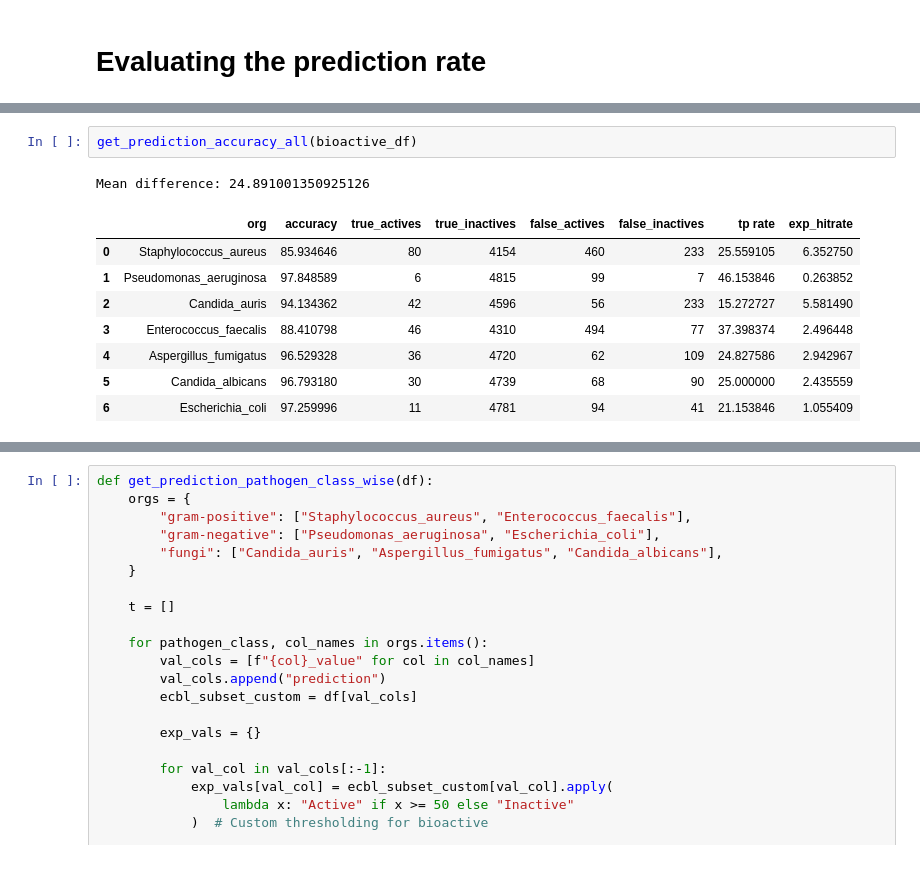
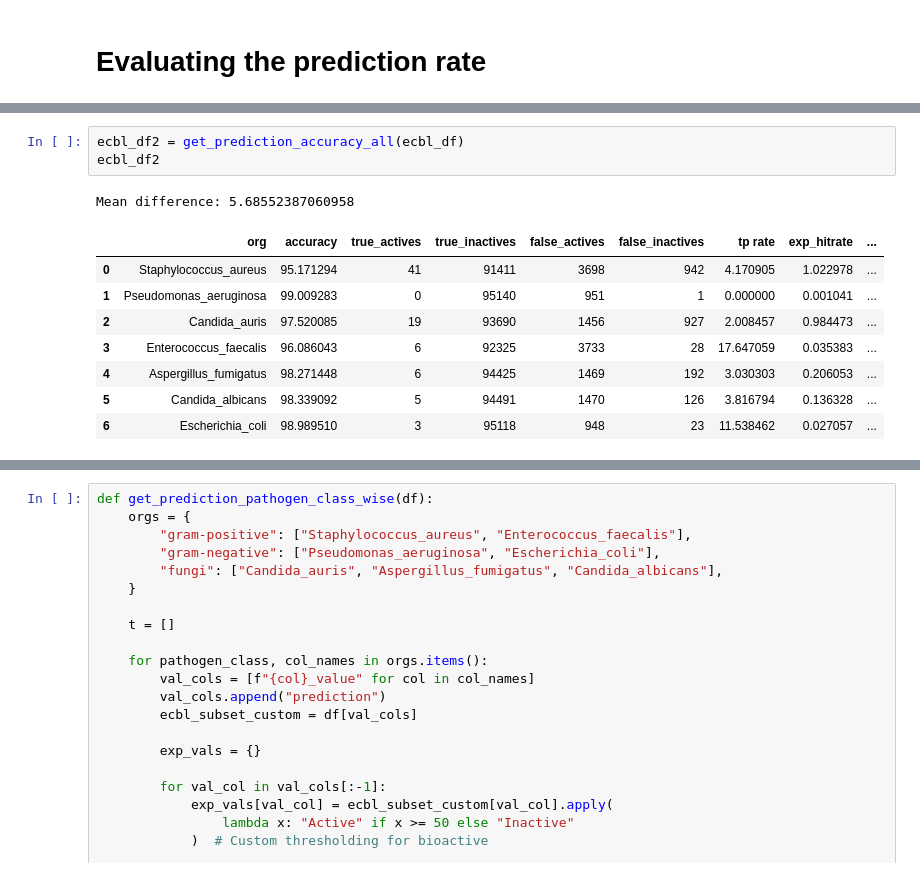
Before and after one commit to IMI-COMBINE/broad_spectrum_prediction, a Jupyter notebook: src/9_2_prediction_deep_dive.ipynb, the cells around one changed output, grey strips where cells are left out. Saved outputs shown, nothing was run; the diff lists cells and outputs as text.

```diff
--- a/src/9_2_prediction_deep_dive.ipynb
+++ b/src/9_2_prediction_deep_dive.ipynb
@@ -248,12 +240,13 @@ Mean difference: 5.68552387060958
-# %%
-get_prediction_accuracy_all(bioactive_df)
-# %% [output]
-Mean difference: 24.891001350925126
-|  | org | accuracy | true_actives | true_inactives | false_actives | false_inactives | tp rate | exp_hitrate |
-| 0 | Staphylococcus_aureus | 85.934646 | 80 | 4154 | 460 | 233 | 25.559105 | 6.352750 |
-| 1 | Pseudomonas_aeruginosa | 97.848589 | 6 | 4815 | 99 | 7 | 46.153846 | 0.263852 |
-| 2 | Candida_auris | 94.134362 | 42 | 4596 | 56 | 233 | 15.272727 | 5.581490 |
-| 3 | Enterococcus_faecalis | 88.410798 | 46 | 4310 | 494 | 77 | 37.398374 | 2.496448 |
-| 4 | Aspergillus_fumigatus | 96.529328 | 36 | 4720 | 62 | 109 | 24.827586 | 2.942967 |
-| 5 | Candida_albicans | 96.793180 | 30 | 4739 | 68 | 90 | 25.000000 | 2.435559 |
-| 6 | Escherichia_coli | 97.259996 | 11 | 4781 | 94 | 41 | 21.153846 | 1.055409 |
+# %%
+ecbl_df2 = get_prediction_accuracy_all(ecbl_df)
+ecbl_df2
+# %% [output]
+Mean difference: 5.68552387060958
+|  | org | accuracy | true_actives | true_inactives | false_actives | false_inactives | tp rate | exp_hitrate | ... |
+| 0 | Staphylococcus_aureus | 95.171294 | 41 | 91411 | 3698 | 942 | 4.170905 | 1.022978 | ... |
+| 1 | Pseudomonas_aeruginosa | 99.009283 | 0 | 95140 | 951 | 1 | 0.000000 | 0.001041 | ... |
+| 2 | Candida_auris | 97.520085 | 19 | 93690 | 1456 | 927 | 2.008457 | 0.984473 | ... |
+| 3 | Enterococcus_faecalis | 96.086043 | 6 | 92325 | 3733 | 28 | 17.647059 | 0.035383 | ... |
+| 4 | Aspergillus_fumigatus | 98.271448 | 6 | 94425 | 1469 | 192 | 3.030303 | 0.206053 | ... |
+| 5 | Candida_albicans | 98.339092 | 5 | 94491 | 1470 | 126 | 3.816794 | 0.136328 | ... |
+| 6 | Escherichia_coli | 98.989510 | 3 | 95118 | 948 | 23 | 11.538462 | 0.027057 | ... |
```
Also changed, not shown: parts of 10 cells of this notebook, 2 other files.
